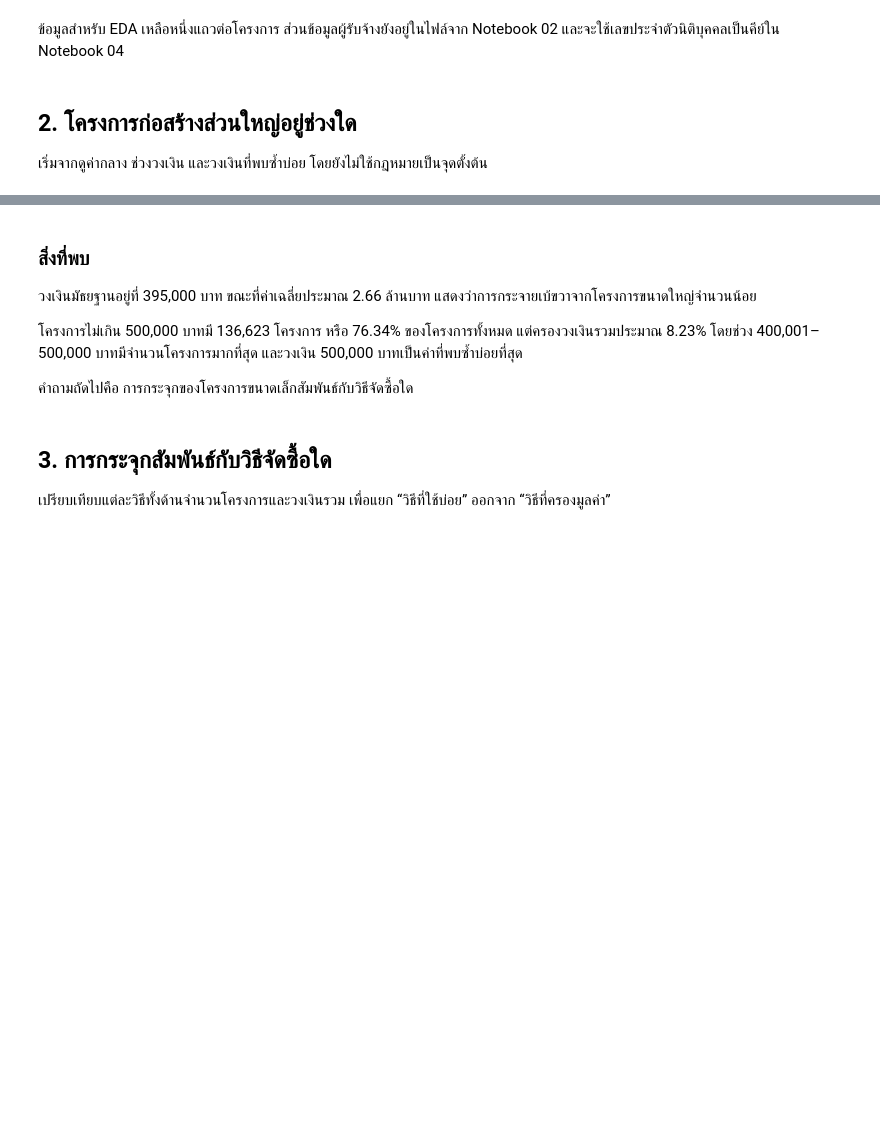
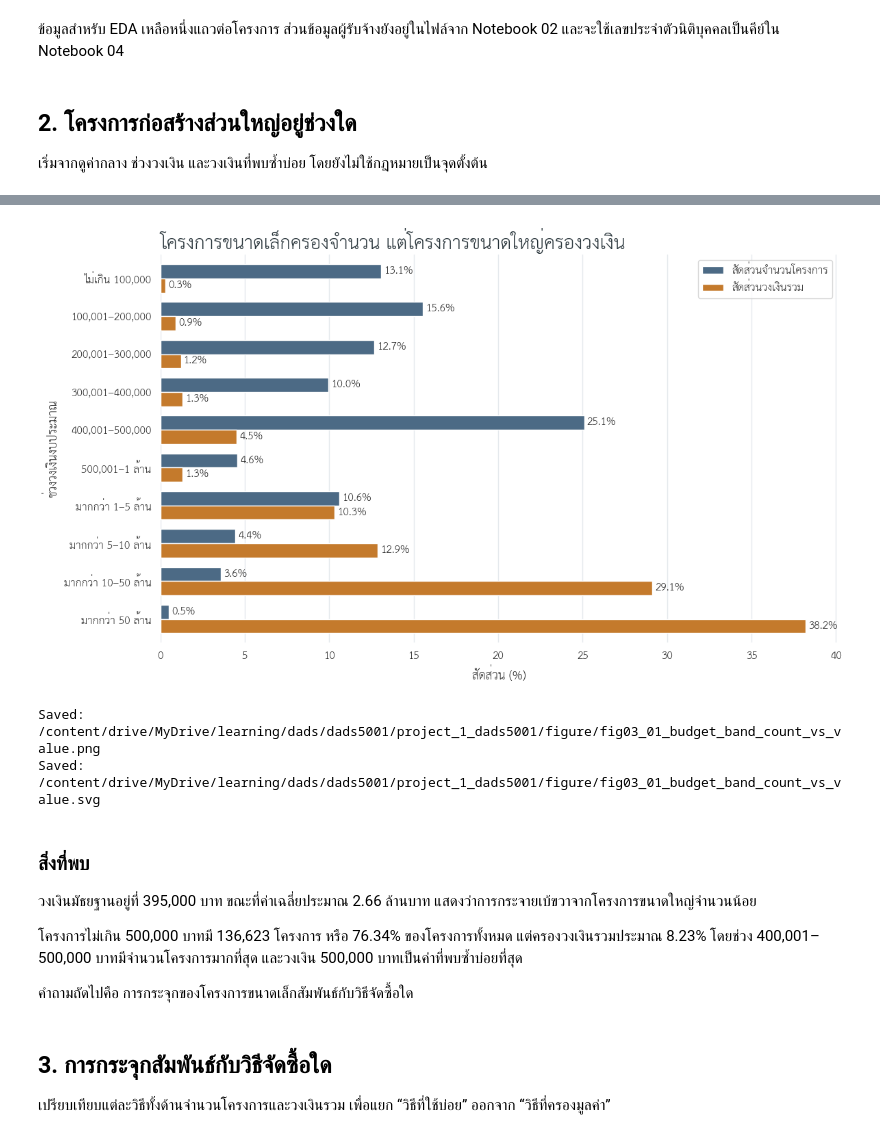
Before and after one commit to mdanmek/nida-dads-notes, a Jupyter notebook: dads5001-data-tools/project/eda/03_construction_eda_2569.ipynb, the cells around one changed output, grey strips where cells are left out. Cells and saved outputs as stored; diff of their text form; code cells hidden in the pictures; blank space fills up the shorter version.

```diff
--- a/dads5001-data-tools/project/eda/03_construction_eda_2569.ipynb
+++ b/dads5001-data-tools/project/eda/03_construction_eda_2569.ipynb
@@ -27,10 +29,7 @@ import seaborn as sns
 pd.set_option('display.max_columns', None)
 pd.set_option('display.float_format', '{:,.2f}'.format)
 # %%
-base_dir = Path(
-    '/content/drive/MyDrive/learning/dads/dads5001/'
-    'project_1_dads5001/dataset/procurement/egp-contract'
-)
+base_dir = Path('/content/drive/MyDrive/learning/dads/dads5001/project_1_dads5001/dataset/procurement/egp-contract')
 
 data_path = base_dir / 'processed' / 'construction_contracts_2569.csv'
 project_output_path = base_dir / 'processed' / 'construction_projects_2569.csv'
@@ -48,10 +51,7 @@ print(f'Figure directory: {figure_dir}')
 
 fm.fontManager.addfont('thsarabunnew-webfont.ttf')
 
-sns.set_theme(
-    style='whitegrid',
-    font='TH Sarabun New'
-)
+sns.set_theme(style='whitegrid', font='TH Sarabun New')
 
 plt.rcParams['axes.unicode_minus'] = False
 
@@ -65,10 +65,7 @@ GRID = '#E5E9ED'
 
 ไฟล์จาก Notebook 02 อยู่ในระดับ `โครงการ–สัญญา–บริษัท` การสำรวจวงเงินและวิธีจัดซื้อใน Notebook นี้ต้องใช้หนึ่งแถวต่อ `รหัสโครงการ`
 # %%
-construction_data = pd.read_csv(
-    data_path,
-    low_memory=False
-)
+construction_data = pd.read_csv(data_path, low_memory=False)
 
 print(f'รายการจาก Notebook 02: {len(construction_data):,}')
 print(f'จำนวนคอลัมน์: {construction_data.shape[1]:,}')
@@ -102,17 +108,9 @@ project_columns = [
     'ลองจิจูดของโครงการ'
 ]
 # %%
-project_data = construction_data[
-    project_columns
-].drop_duplicates(
-    subset=project_id_column,
-    keep='first'
-).copy()
+project_data = construction_data[project_columns].drop_duplicates(subset=project_id_column,keep='first').copy()
 
-project_data[budget_column] = pd.to_numeric(
-    project_data[budget_column],
-    errors='coerce'
-)
+project_data[budget_column] = pd.to_numeric(project_data[budget_column], errors='coerce')
 
 print(f'รายการระดับสัญญา–บริษัท: {len(construction_data):,}')
 print(f'โครงการไม่ซ้ำ: {len(project_data):,}')
@@ -210,39 +250,36 @@ display(budget_band_summary)
 # %%
-budget_plot = budget_band_summary.set_index('budget_band')[
-    ['project_pct', 'budget_pct']
-]
+budget_plot = budget_band_summary.set_index('budget_band')[['project_pct', 'budget_pct']]
 
-budget_plot.columns = [
-    'สัดส่วนจำนวนโครงการ',
-    'สัดส่วนวงเงินรวม'
-]
+budget_plot.columns = ['สัดส่วนจำนวนโครงการ', 'สัดส่วนวงเงินรวม']
 
 ax = budget_plot.plot.barh(
     figsize=(12, 7),
     color=[BLUE, AMBER],
     width=0.75
 )
 
 for bars in ax.containers:
     ax.bar_label(bars, fmt='%.1f%%', padding=3, fontsize=11)
 
 ax.invert_yaxis()
 ax.set_title(
     'โครงการขนาดเล็กครองจำนวน แต่โครงการขนาดใหญ่ครองวงเงิน',
     loc='left',
     fontsize=19,
     fontweight='bold',
     color=TEXT
 )
 ax.set_xlabel('สัดส่วน (%)')
 ax.set_ylabel('ช่วงวงเงินงบประมาณ')
 ax.legend(title='')
 ax.grid(axis='x', color=GRID)
 ax.grid(axis='y', visible=False)
 sns.despine(left=True, bottom=True)
 
 fig = ax.get_figure()
 fig.tight_layout()
+# %% [output]
+[figure, added]
 # %%
 png_path = figure_dir / 'fig03_01_budget_band_count_vs_value.png'
 svg_path = figure_dir / 'fig03_01_budget_band_count_vs_value.svg'
@@ -252,6 +289,9 @@ fig.savefig(svg_path, bbox_inches='tight', facecolor='white')
 
 print(f'Saved: {png_path}')
 print(f'Saved: {svg_path}')
+# %% [output]
+Saved: /content/drive/MyDrive/learning/dads/dads5001/project_1_dads5001/figure/fig03_01_budget_band_count_vs_value.png
+Saved: /content/drive/MyDrive/learning/dads/dads5001/project_1_dads5001/figure/fig03_01_budget_band_count_vs_value.svg
 # %% [markdown]
 ### สิ่งที่พบ
 
```
Also changed, not shown: parts of 19 cells of this notebook.
